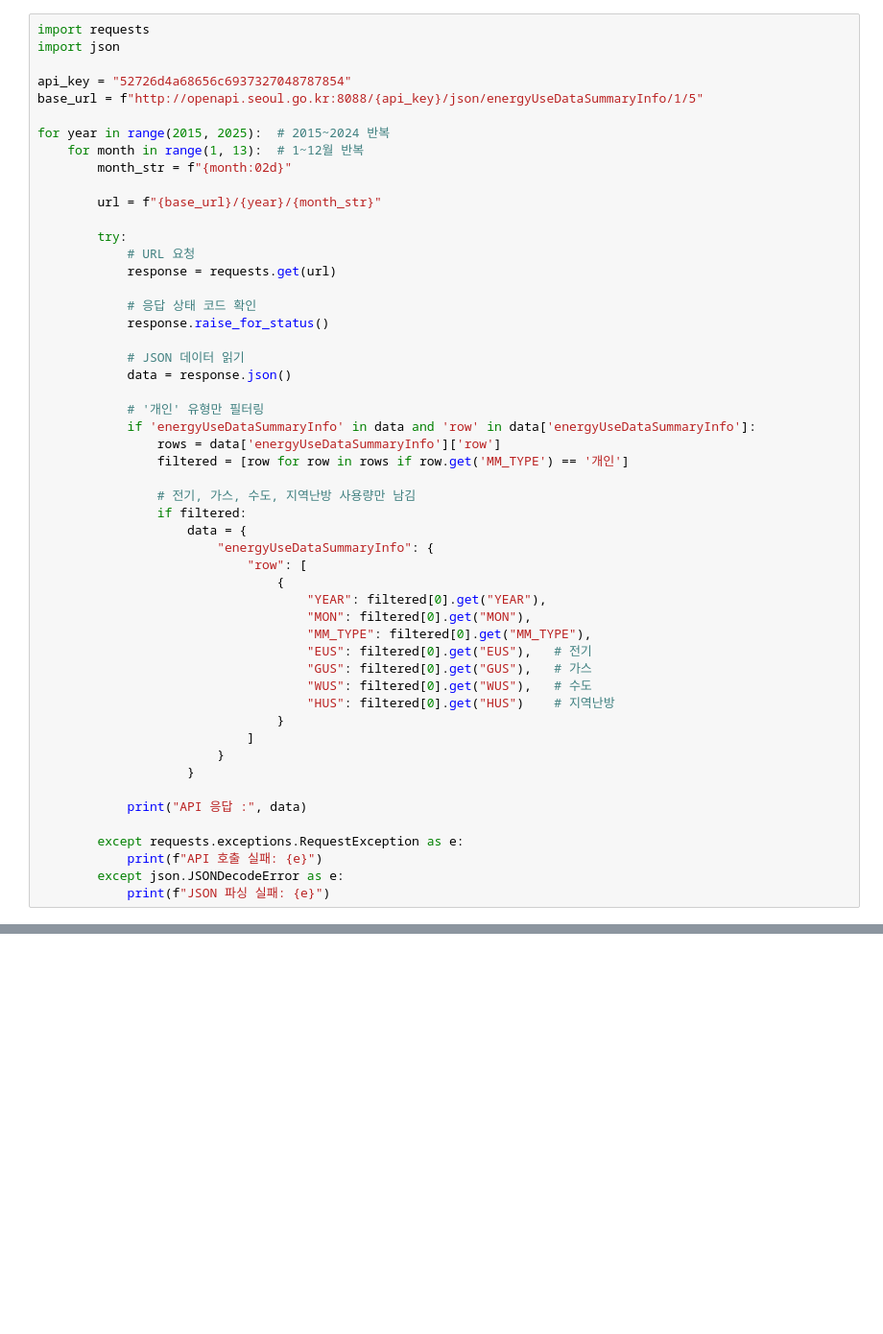
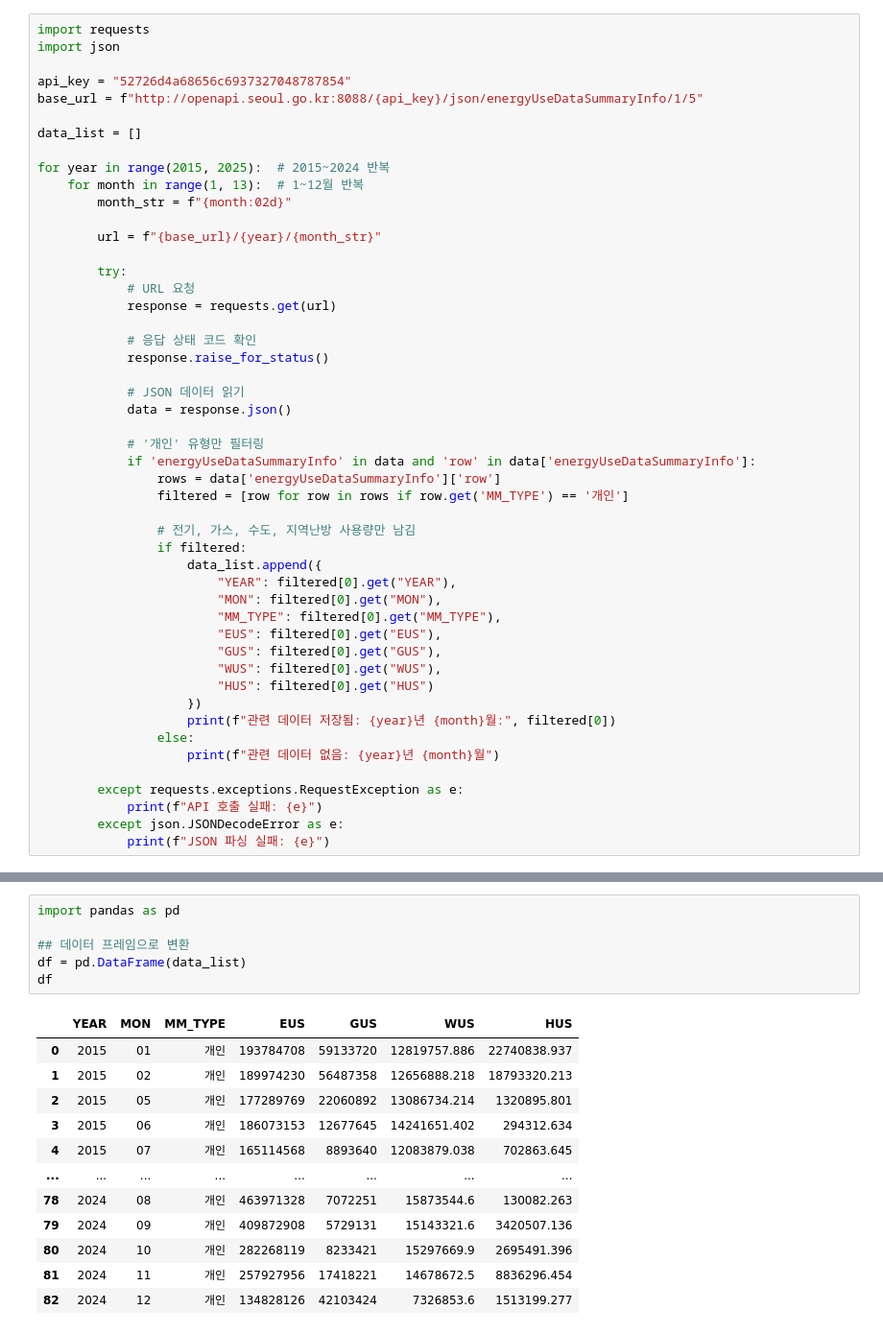
Before and after one commit to Elinasu001/Data-Analysis-with-Open-Source, a Jupyter notebook: 분석.ipynb, the cells around one changed output, grey strips where cells are left out. Shown at 96% size. Cells and saved outputs as stored; diff of their text form; blank space fills up the shorter version.

```diff
--- a/분석.ipynb
+++ b/분석.ipynb
@@ -6,6 +8,8 @@ import json
 
 api_key = "52726d4a68656c6937327048787854"
 base_url = f"http://openapi.seoul.go.kr:8088/{api_key}/json/energyUseDataSummaryInfo/1/5"
+
+data_list = []
 
 for year in range(2015, 2025):  # 2015~2024 반복
     for month in range(1, 13):  # 1~12월 반복
@@ -30,23 +34,18 @@ for year in range(2015, 2025):  # 2015~2024 반복
 
                 # 전기, 가스, 수도, 지역난방 사용량만 남김
                 if filtered:
-                    data = {
-                        "energyUseDataSummaryInfo": {
-                            "row": [
-                                {
-                                    "YEAR": filtered[0].get("YEAR"),
-                                    "MON": filtered[0].get("MON"),
-                                    "MM_TYPE": filtered[0].get("MM_TYPE"),
-                                    "EUS": filtered[0].get("EUS"),   # 전기
-                                    "GUS": filtered[0].get("GUS"),   # 가스
-                                    "WUS": filtered[0].get("WUS"),   # 수도
-                                    "HUS": filtered[0].get("HUS")    # 지역난방
-                                }
-                            ]
-                        }
-                    }
-
-            print("API 응답 :", data)
+                    data_list.append({
+                        "YEAR": filtered[0].get("YEAR"),
+                        "MON": filtered[0].get("MON"),
+                        "MM_TYPE": filtered[0].get("MM_TYPE"),
+                        "EUS": filtered[0].get("EUS"),
+                        "GUS": filtered[0].get("GUS"),
+                        "WUS": filtered[0].get("WUS"),
+                        "HUS": filtered[0].get("HUS")
+                    })
+                    print(f"관련 데이터 저장됨: {year}년 {month}월:", filtered[0])
+                else:
+                    print(f"관련 데이터 없음: {year}년 {month}월")
 
         except requests.exceptions.RequestException as e:
             print(f"API 호출 실패: {e}")
@@ -72,0 +74,19 @@ API 응답 : {'energyUseDataSummaryInfo': {'row': [{'YEAR': '2024', 'MON': '12',
+# %%
+import pandas as pd
+
+## 데이터 프레임으로 변환
+df = pd.DataFrame(data_list)
+df
+# %% [output]
+|  | YEAR | MON | MM_TYPE | EUS | GUS | WUS | HUS |
+| 0 | 2015 | 01 | 개인 | 193784708 | 59133720 | 12819757.886 | 22740838.937 |
+| 1 | 2015 | 02 | 개인 | 189974230 | 56487358 | 12656888.218 | 18793320.213 |
+| 2 | 2015 | 05 | 개인 | 177289769 | 22060892 | 13086734.214 | 1320895.801 |
+| 3 | 2015 | 06 | 개인 | 186073153 | 12677645 | 14241651.402 | 294312.634 |
+| 4 | 2015 | 07 | 개인 | 165114568 | 8893640 | 12083879.038 | 702863.645 |
+| ... | ... | ... | ... | ... | ... | ... | ... |
+| 78 | 2024 | 08 | 개인 | 463971328 | 7072251 | 15873544.6 | 130082.263 |
+| 79 | 2024 | 09 | 개인 | 409872908 | 5729131 | 15143321.6 | 3420507.136 |
+| 80 | 2024 | 10 | 개인 | 282268119 | 8233421 | 15297669.9 | 2695491.396 |
+| 81 | 2024 | 11 | 개인 | 257927956 | 17418221 | 14678672.5 | 8836296.454 |
+| 82 | 2024 | 12 | 개인 | 134828126 | 42103424 | 7326853.6 | 1513199.277 |
```
Also changed, not shown: parts of 8 cells of this notebook.
